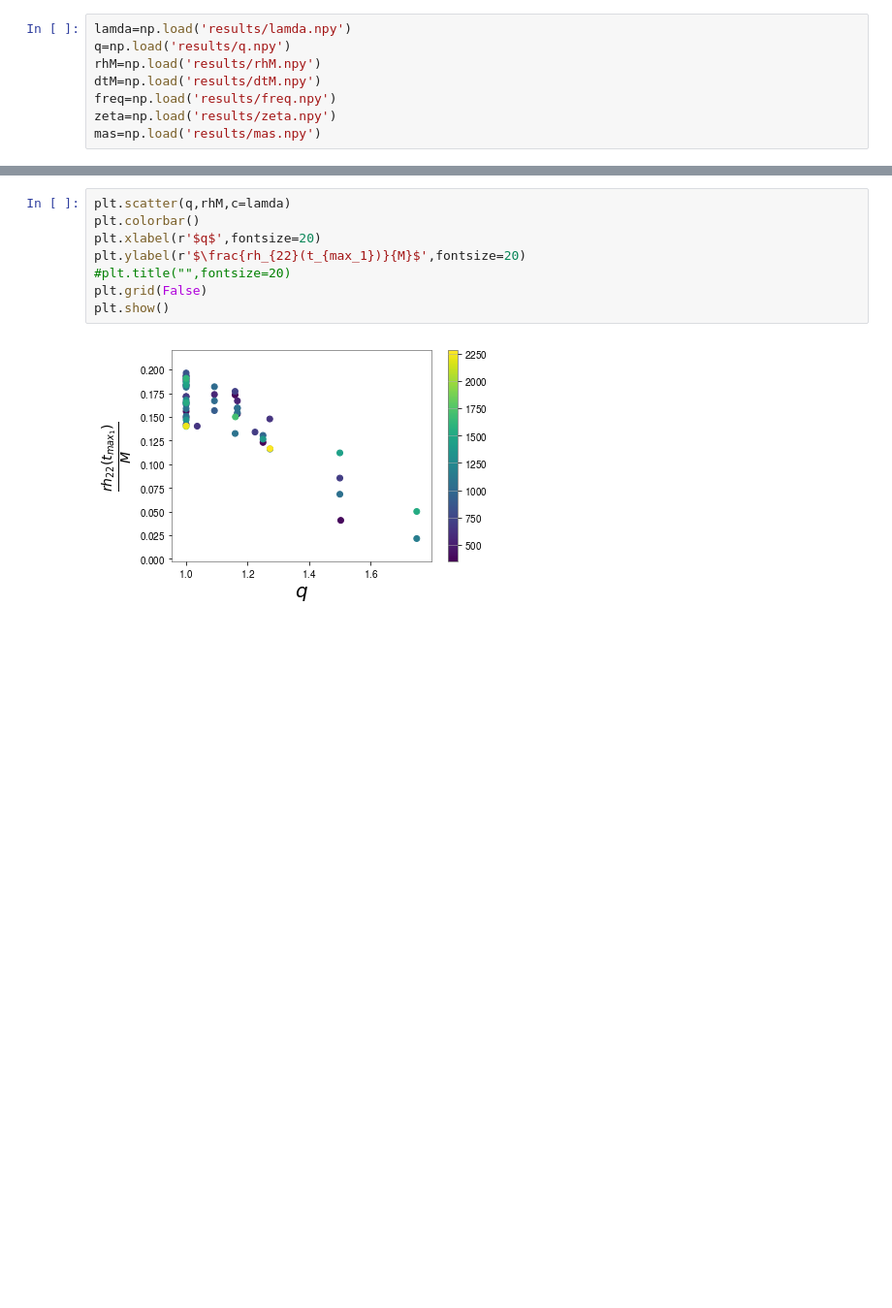
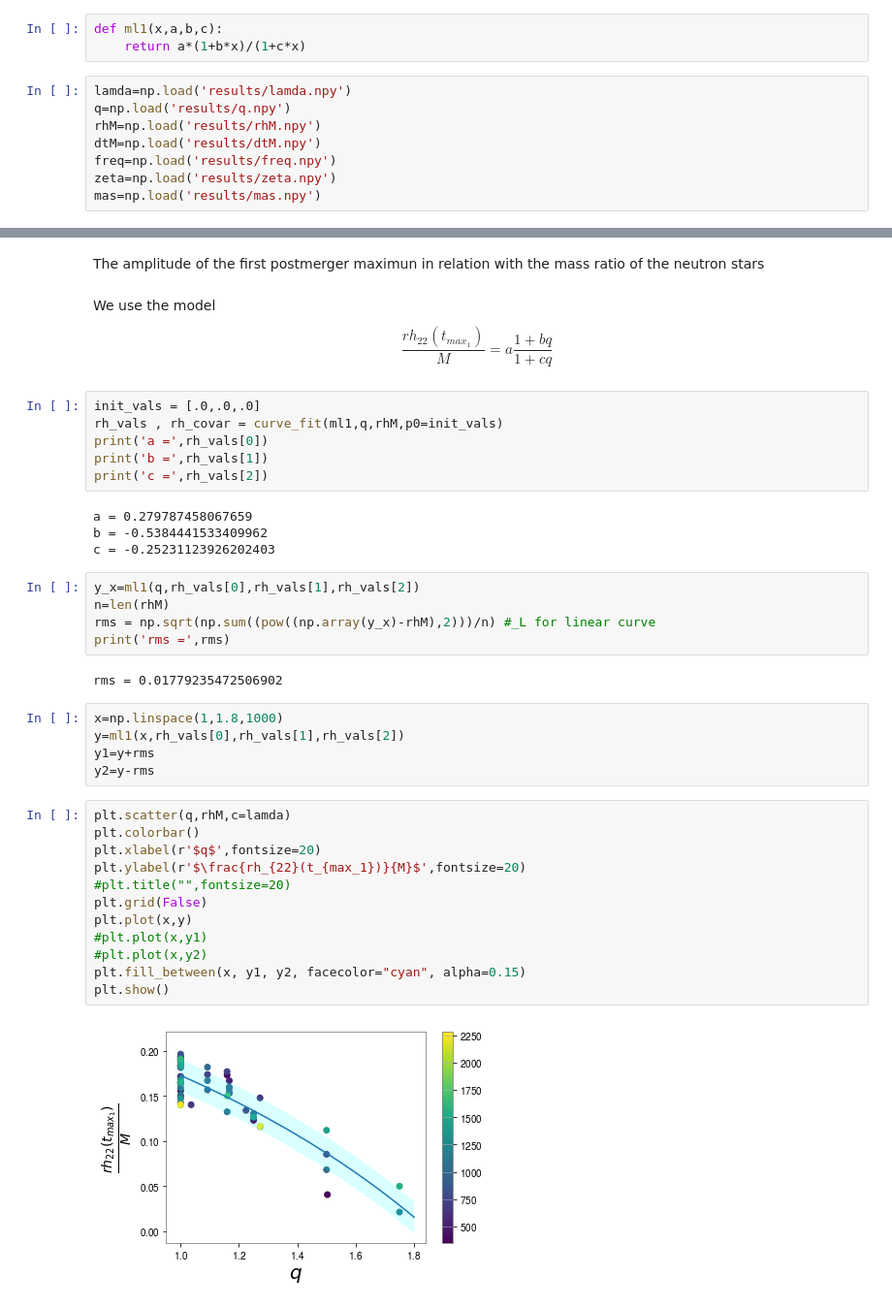
Before and after one commit to johnkou97/model, a Jupyter notebook: Results.ipynb, the cells around one changed output, grey strips where cells are left out. Shown at 97% size. Saved outputs shown, nothing was run; the diff lists cells and outputs as text; blank space fills up the shorter version.

Commit message:
Fitting and plotting

```diff
--- a/Results.ipynb
+++ b/Results.ipynb
@@ -20,6 +21,9 @@ G=6.67408e-8
 Msun=1.989e33
 Length = G*Msun/c**2
 Time = Length/c
+# %%
+def ml1(x,a,b,c):
+    return a*(1+b*x)/(1+c*x)
 # %%
 lamda=np.load('results/lamda.npy')
 q=np.load('results/q.npy')
@@ -43,10 +81,40 @@ plt.show()
+# %% [markdown]
+The amplitude of the first postmerger maximun in relation with the mass ratio of the neutron stars
+# %% [markdown]
+We use the model $$ \frac{rh_{22}(t_{max_1})}{M}=a\frac{1+bq}{1+cq} $$
+# %%
+init_vals = [.0,.0,.0]
+rh_vals , rh_covar = curve_fit(ml1,q,rhM,p0=init_vals)
+print('a =',rh_vals[0])
+print('b =',rh_vals[1])
+print('c =',rh_vals[2])
+# %% [output]
+a = 0.279787458067659
+b = -0.5384441533409962
+c = -0.25231123926202403
+# %%
+y_x=ml1(q,rh_vals[0],rh_vals[1],rh_vals[2])
+n=len(rhM)
+rms = np.sqrt(np.sum((pow((np.array(y_x)-rhM),2)))/n) #_L for linear curve
+print('rms =',rms)
+# %% [output]
+rms = 0.01779235472506902
+# %%
+x=np.linspace(1,1.8,1000)
+y=ml1(x,rh_vals[0],rh_vals[1],rh_vals[2])
+y1=y+rms
+y2=y-rms
 # %%
 plt.scatter(q,rhM,c=lamda)
 plt.colorbar()
 plt.xlabel(r'$q$',fontsize=20)
 plt.ylabel(r'$\frac{rh_{22}(t_{max_1})}{M}$',fontsize=20)
 #plt.title("",fontsize=20)
 plt.grid(False)
+plt.plot(x,y)
+#plt.plot(x,y1)
+#plt.plot(x,y2)
+plt.fill_between(x, y1, y2, facecolor="cyan", alpha=0.15)
 plt.show()
 # %% [output]
-[figure, old version]
+[figure, new version]
```
Also changed, not shown: parts of 19 cells of this notebook.
